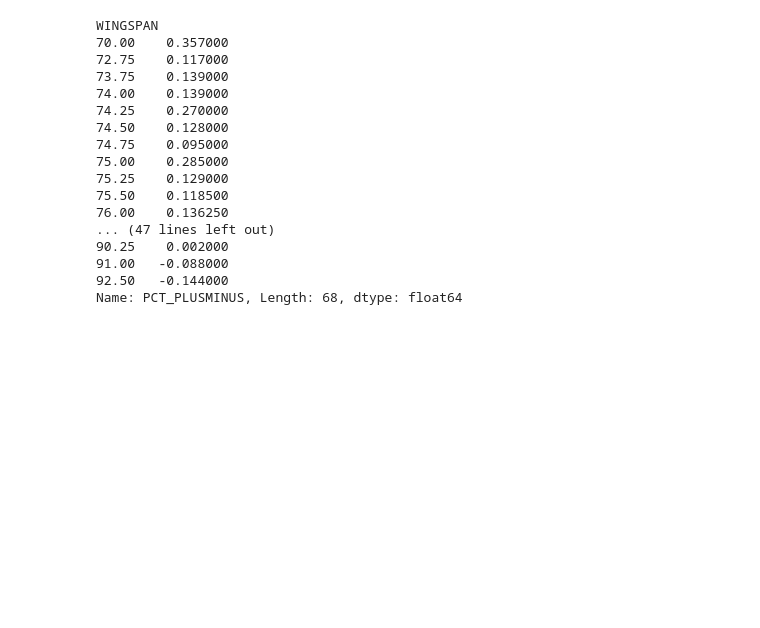
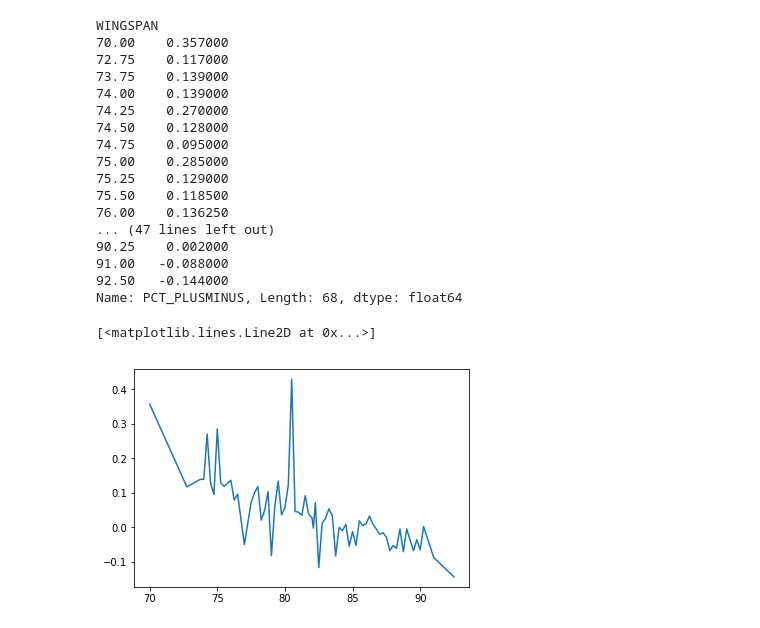
Before and after one commit to dhosk/Spring-2018, a Jupyter notebook: Final_Project_Data_Gathering.ipynb, the cells around one changed output. Saved outputs shown, nothing was run; the diff lists cells and outputs as text; code cells hidden in the pictures; blank space fills up the shorter version.

```diff
--- a/Final_Project_Data_Gathering.ipynb
+++ b/Final_Project_Data_Gathering.ipynb
@@ -158,3 +188,8 @@ WINGSPAN
 91.00   -0.088000
 92.50   -0.144000
 Name: PCT_PLUSMINUS, Length: 68, dtype: float64
+# %%
+plt.plot(dfCombineFull.groupby('WINGSPAN')['PCT_PLUSMINUS'].mean())
+# %% [output]
+[<matplotlib.lines.Line2D at 0x...>]
+[figure, added]
```
Also changed, not shown: parts of 21 cells of this notebook, 3 other files.
